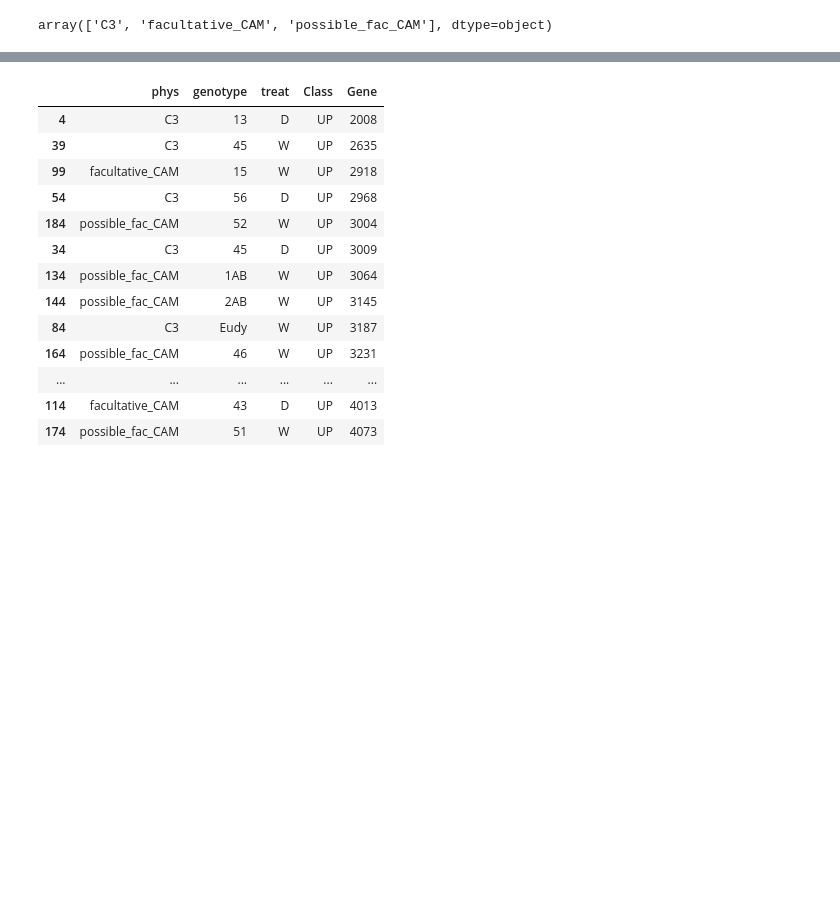
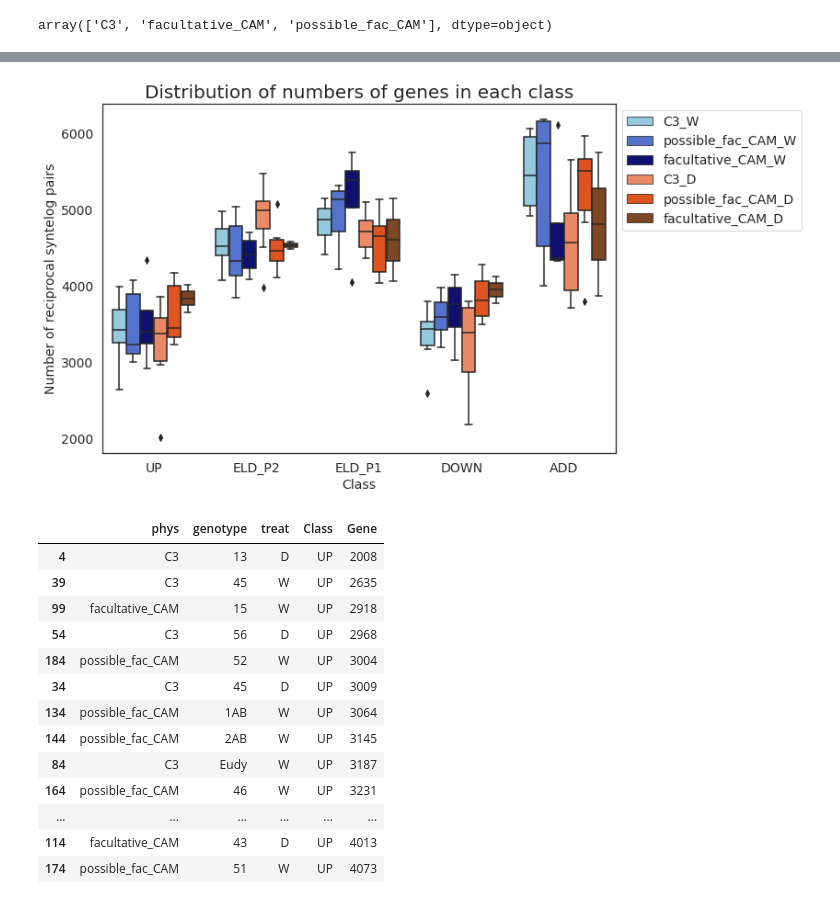
Before and after one commit to achpardo/yucca-genomics, a Jupyter notebook: differential_expression/expression_partitioning_downstream/hybridexpress_top30pct_partitioning_results.ipynb, the cells around one changed output, grey strips where cells are left out. Cells and saved outputs as stored; diff of their text form; code cells hidden in the pictures; blank space fills up the shorter version.

```diff
--- a/differential_expression/expression_partitioning_downstream/hybridexpress_top30pct_partitioning_results.ipynb
+++ b/differential_expression/expression_partitioning_downstream/hybridexpress_top30pct_partitioning_results.ipynb
@@ -194,0 +195,5 @@ plt.savefig("./top30pct_figures/top30_singlebox_allgt_ngenes_byclass.svg",dpi=20
+# %%
+# re-make the above plot by treat_phys
+## add treat_phys to the count data
+classcounts["treat_phys"] = classcounts["phys"]+"_"+classcounts["treat"]
+classcounts.head()
@@ -195,3 +207,30 @@ plt.savefig("./top30pct_figures/top30_singlebox_allgt_ngenes_byclass.svg",dpi=20
+# %%
+custompal = {
+    "C3_W":"skyblue",
+    "facultative_CAM_W":"navy",
+    "possible_fac_CAM_W":"royalblue",
+    "C3_D":"coral",
+    "facultative_CAM_D":"saddlebrown",
+    "possible_fac_CAM_D":"orangered"
+}
+# %%
+sns.set_theme(style="white")
+fig,ax = plt.subplots(figsize=(10,7))
+
+sns.boxplot(data=classcounts,x="Class",y="Gene",hue="treat_phys",palette=custompal,
+           hue_order=["C3_W","possible_fac_CAM_W","facultative_CAM_W","C3_D","possible_fac_CAM_D","facultative_CAM_D"])
+#sns.stripplot(data=classcounts,x="Class",y="Gene",hue="treat",palette="Set2")
+ax.set_title("Distribution of numbers of genes in each class",fontsize=20)
+ax.tick_params(which="both",labelsize=14)
+ax.set_ylabel("Number of reciprocal syntelog pairs",fontsize=14)
+ax.set_xlabel("Class",fontsize=14)
+plt.legend(fontsize=14,bbox_to_anchor=(1,1))
+
+plt.savefig("./top30pct_figures/top30_singlebox_byphystreat.png",dpi=300,bbox_inches="tight")
+plt.savefig("./top30pct_figures/top30_singlebox_byphystreat.pdf",dpi=300,bbox_inches="tight")
+plt.savefig("./top30pct_figures/top30_singlebox_byphystreat.svg",dpi=300,bbox_inches="tight")
+# %% [output]
+[figure, added]
 # %%
 classcounts[classcounts["Class"]=="UP"].sort_values(by="Gene")
 # %% [output]
```
Also changed, not shown: parts of 20 cells of this notebook, 1 other file.
